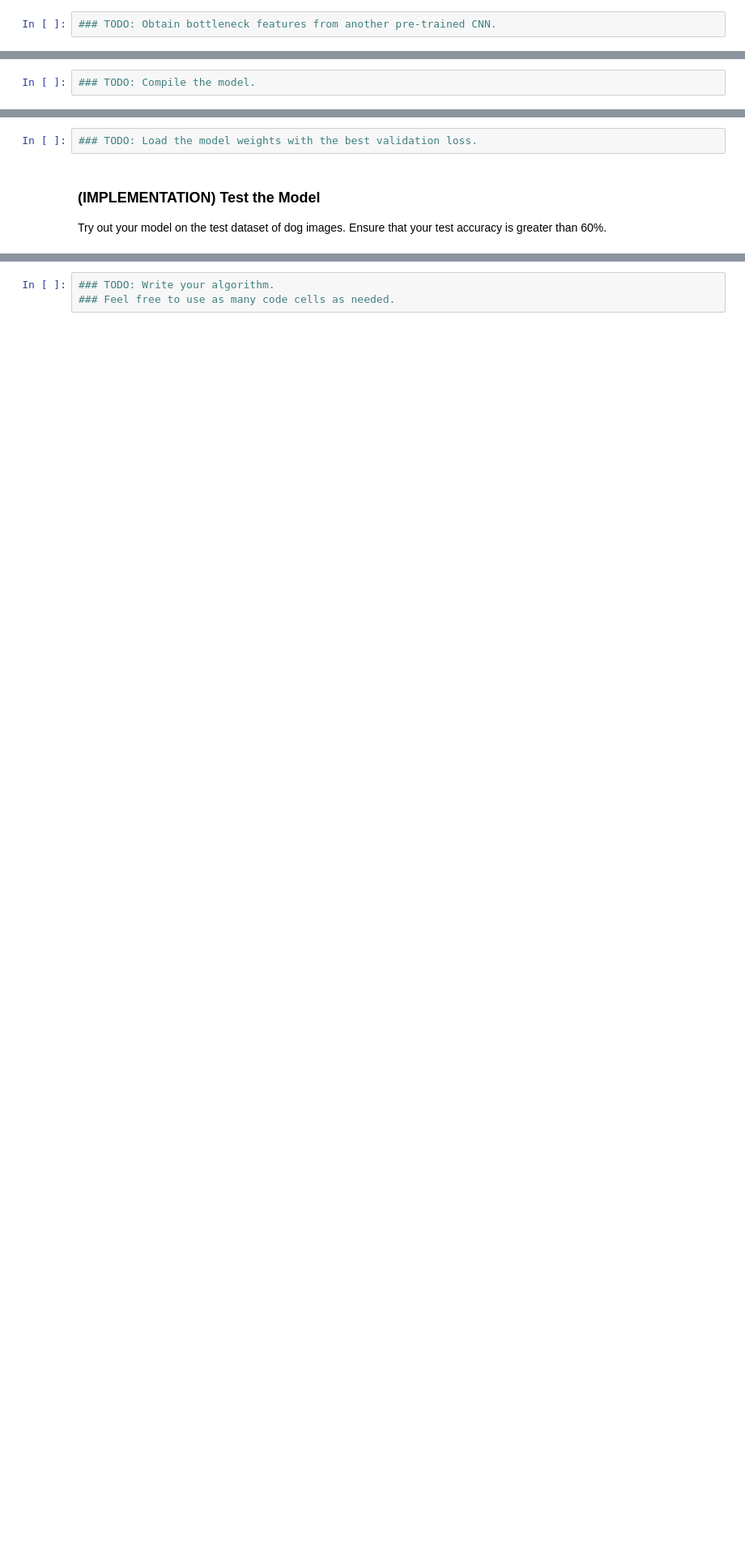
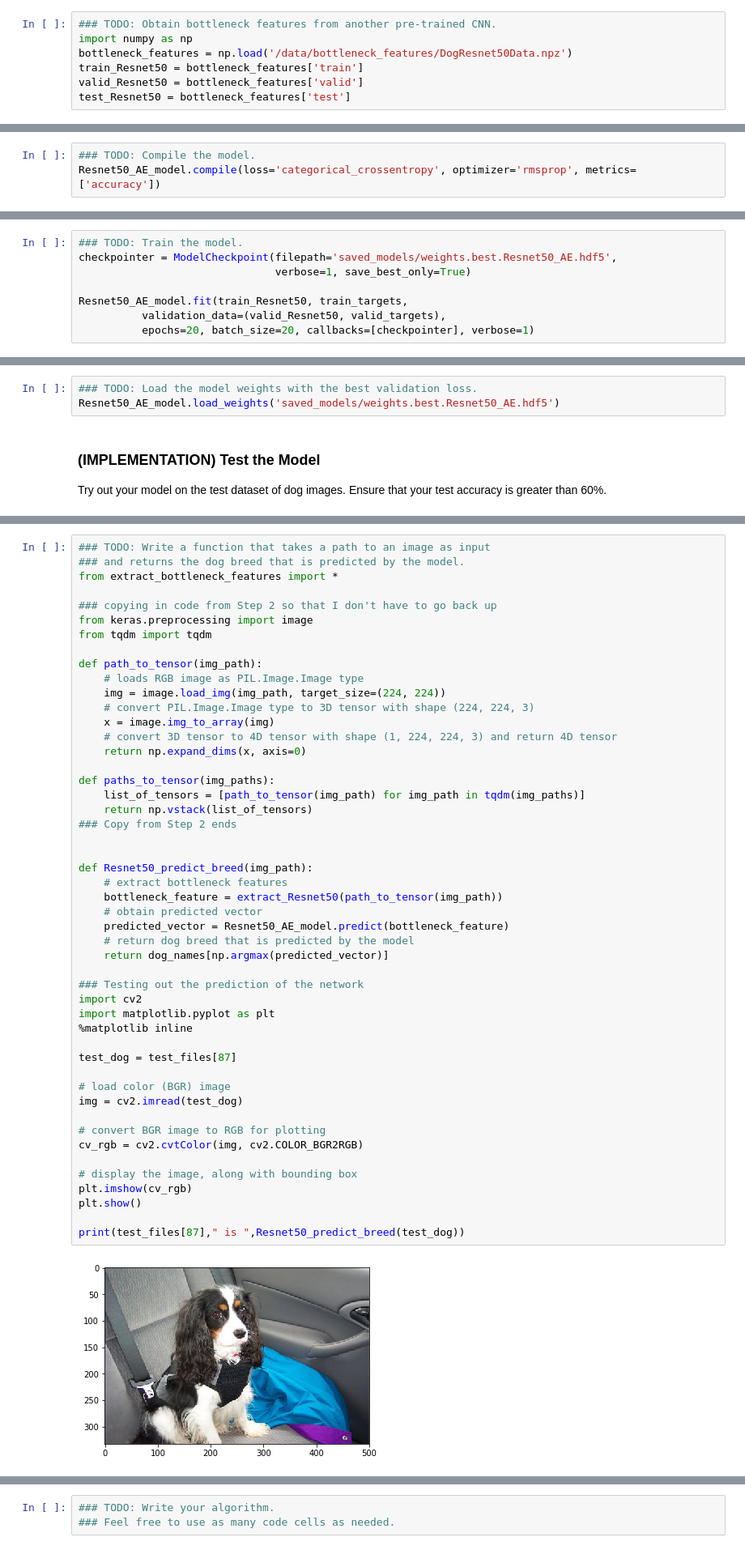
Before and after one commit to archie1983/dog-project, a Jupyter notebook: dog_app.ipynb, the cells around one changed output, grey strips where cells are left out. Shown: that part at 81% size. Cells and saved outputs as stored; diff of their text form; blank space fills up the shorter version.

```diff
--- a/dog_app.ipynb
+++ b/dog_app.ipynb
@@ -614,6 +743,11 @@ In the code block below, extract the bottleneck features corresponding to the tr
     test_{network} = bottleneck_features['test']
 # %%
 ### TODO: Obtain bottleneck features from another pre-trained CNN.
+import numpy as np
+bottleneck_features = np.load('/data/bottleneck_features/DogResnet50Data.npz')
+train_Resnet50 = bottleneck_features['train']
+valid_Resnet50 = bottleneck_features['valid']
+test_Resnet50 = bottleneck_features['test']
 # %% [markdown]
 ### (IMPLEMENTATION) Model Architecture
 
@@ -630,6 +789,7 @@ __Answer:__
 ### (IMPLEMENTATION) Compile the Model
 # %%
 ### TODO: Compile the model.
+Resnet50_AE_model.compile(loss='categorical_crossentropy', optimizer='rmsprop', metrics=['accuracy'])
 # %% [markdown]
 ### (IMPLEMENTATION) Train the Model
 
@@ -640,0 +799,8 @@ You are welcome to [augment the training data](https://blog.keras.io/building-po
+# %%
+### TODO: Train the model.
+checkpointer = ModelCheckpoint(filepath='saved_models/weights.best.Resnet50_AE.hdf5',
+                               verbose=1, save_best_only=True)
+
+Resnet50_AE_model.fit(train_Resnet50, train_targets,
+          validation_data=(valid_Resnet50, valid_targets),
+          epochs=20, batch_size=20, callbacks=[checkpointer], verbose=1)
@@ -642,6 +827,7 @@ You are welcome to [augment the training data](https://blog.keras.io/building-po
 ### (IMPLEMENTATION) Load the Model with the Best Validation Loss
 # %%
 ### TODO: Load the model weights with the best validation loss.
+Resnet50_AE_model.load_weights('saved_models/weights.best.Resnet50_AE.hdf5')
 # %% [markdown]
 ### (IMPLEMENTATION) Test the Model
 
@@ -668,0 +860,51 @@ where `{network}`, in the above filename, should be one of `VGG19`, `Resnet50`,
+# %%
+### TODO: Write a function that takes a path to an image as input
+### and returns the dog breed that is predicted by the model.
+from extract_bottleneck_features import *
+
+### copying in code from Step 2 so that I don't have to go back up
+from keras.preprocessing import image
+from tqdm import tqdm
+
+def path_to_tensor(img_path):
+    # loads RGB image as PIL.Image.Image type
+    img = image.load_img(img_path, target_size=(224, 224))
+    # convert PIL.Image.Image type to 3D tensor with shape (224, 224, 3)
+    x = image.img_to_array(img)
+    # convert 3D tensor to 4D tensor with shape (1, 224, 224, 3) and return 4D tensor
+    return np.expand_dims(x, axis=0)
+
+def paths_to_tensor(img_paths):
+    list_of_tensors = [path_to_tensor(img_path) for img_path in tqdm(img_paths)]
+    return np.vstack(list_of_tensors)
+### Copy from Step 2 ends
+
+
+def Resnet50_predict_breed(img_path):
+    # extract bottleneck features
+    bottleneck_feature = extract_Resnet50(path_to_tensor(img_path))
+    # obtain predicted vector
+    predicted_vector = Resnet50_AE_model.predict(bottleneck_feature)
+    # return dog breed that is predicted by the model
+    return dog_names[np.argmax(predicted_vector)]
+
+### Testing out the prediction of the network
+import cv2
+import matplotlib.pyplot as plt
+%matplotlib inline
+
+test_dog = test_files[87]
+
+# load color (BGR) image
+img = cv2.imread(test_dog)
+
+# convert BGR image to RGB for plotting
+cv_rgb = cv2.cvtColor(img, cv2.COLOR_BGR2RGB)
+
+# display the image, along with bounding box
+plt.imshow(cv_rgb)
+plt.show()
+
+print(test_files[87]," is ",Resnet50_predict_breed(test_dog))
+# %% [output]
+[figure, added]
```
Also changed, not shown: parts of 24 cells of this notebook.
